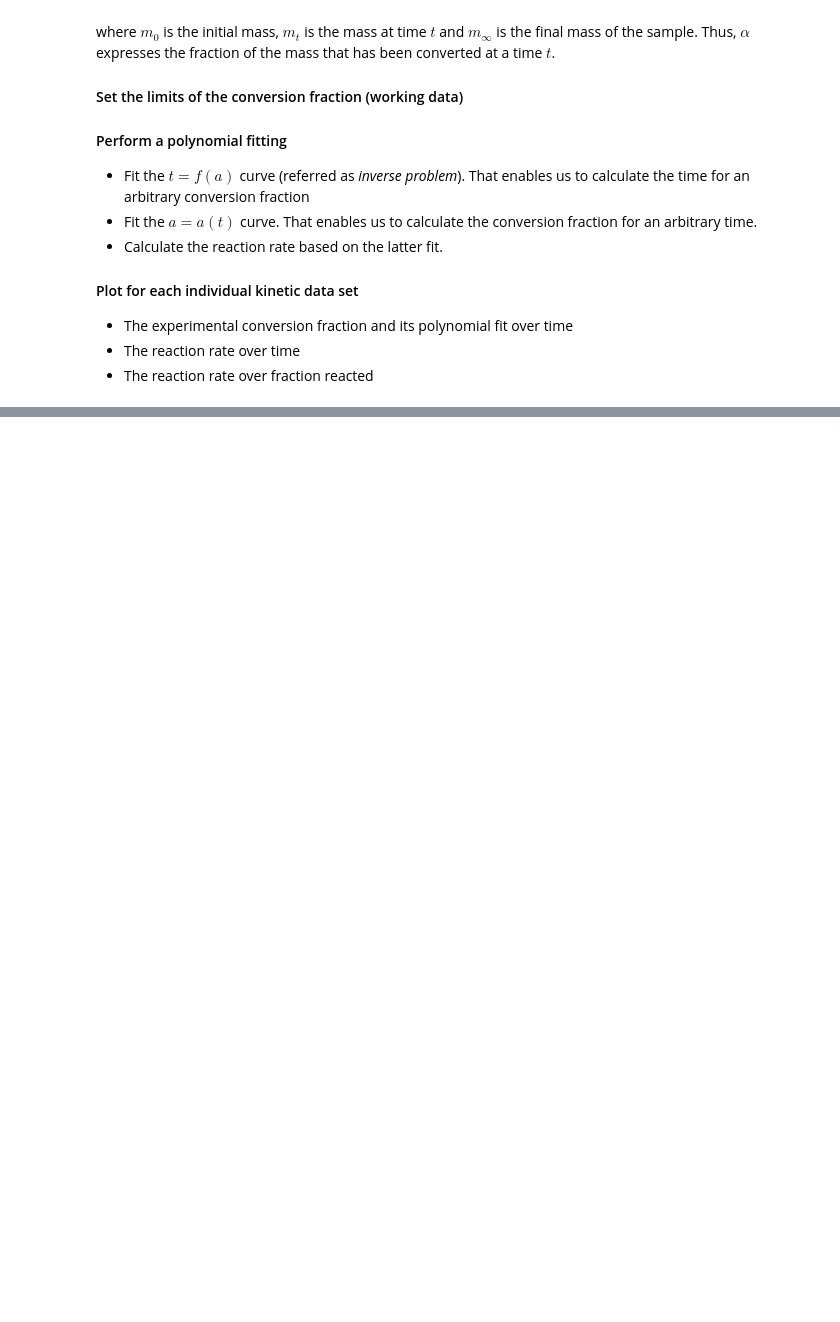
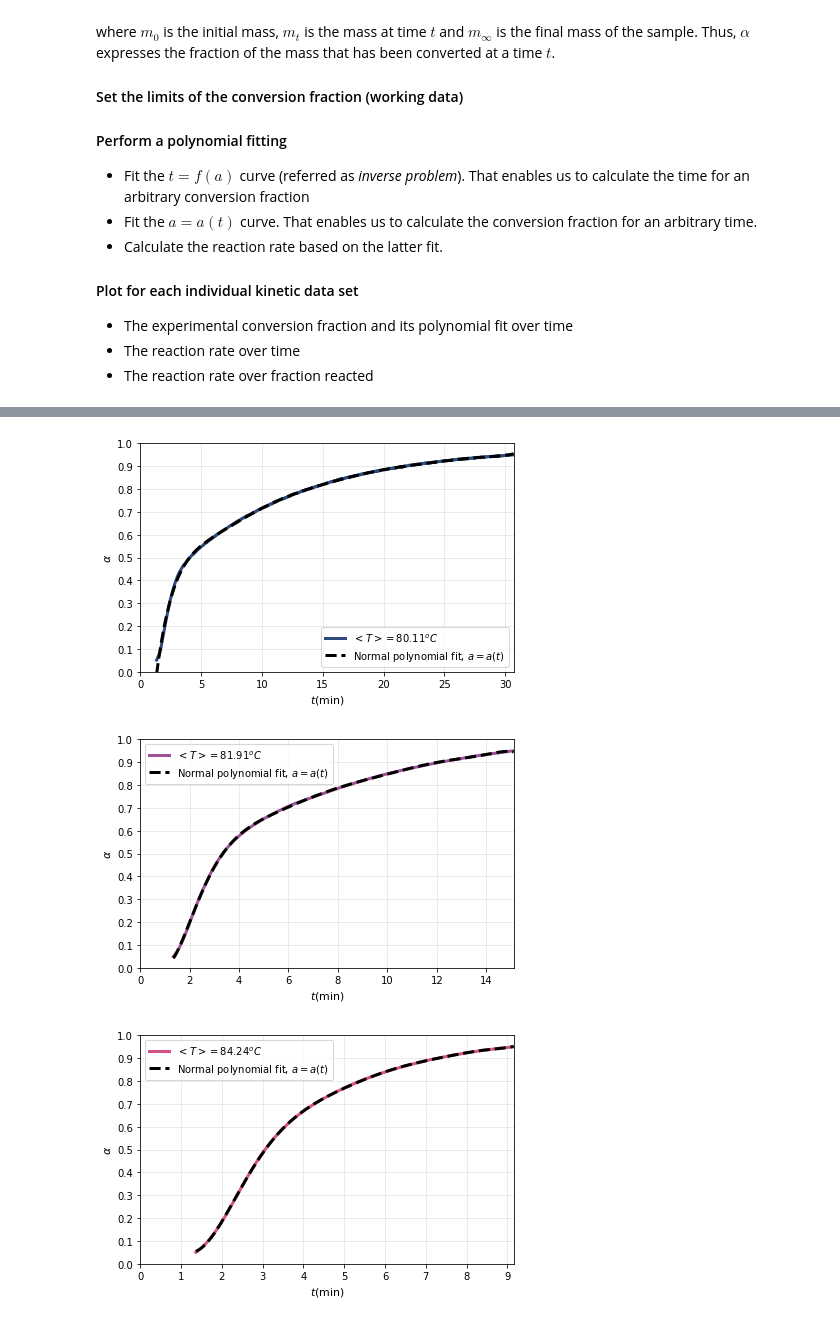
Before and after one commit to vasilogi/COMF, a Jupyter notebook: iso-analysis.ipynb, the cells around one changed output, grey strips where cells are left out. Cells and saved outputs as stored; diff of their text form; code cells hidden in the pictures; blank space fills up the shorter version.

Commit message:
plot the conversion fit and export the reaction rate

```diff
--- a/iso-analysis.ipynb
+++ b/iso-analysis.ipynb
@@ -84,7 +83,7 @@ where $m_{0}$ is the initial mass, $m_{t}$ is the mass at time $t$ and $m_{\inft
 * The reaction rate over time
 * The reaction rate over fraction reacted
 # %%
-# Create a list to store the instances in indata = [instance #1, instance #2, ...]
+# Create a list to store the instances in data = [instance #1, instance #2, ...]
 data = []
 
 for Csv in Csvs:
@@ -105,20 +104,20 @@ for Csv in Csvs:
     t, a = limit(time, conversion, b_lim, u_lim)
 
     # Fit a polynomial to time as a function of the conversion fraction data (inverse)
-    fit_degree    = 3                            # degree of the polynomial
+    fit_degree    = 9                            # degree of the polynomial
     coefs         = np.polyfit(a,t,fit_degree)   # polynomial coefficients
     t_polynomial  = np.poly1d(coefs)             # the polynomial
     a_inverse_fit = np.linspace(a[0],a[-1],2000) # interpolate to these new points
     t_inverse_fit = t_polynomial(a_inverse_fit)  # fit the function t = t(a) inverse of the original data
 
     # Fit the conversion fraction with a polynomial for using the derivative dadt
-    fit_degree   = 3                            # degree of the polynomial
+    fit_degree   = 9                            # degree of the polynomial
     coefs        = np.polyfit(t,a,fit_degree)
     a_polynomial = np.poly1d(coefs)
     t_normal_fit = np.linspace(t[0],t[-1],2000) # interpolate to these new points
     a_normal_fit = a_polynomial(t_normal_fit)
 
-#     # Calculate the reaction rate based on the fitted conversion fraction
+    # Calculate the reaction rate based on the fitted conversion fraction
     dadt_poly = [derivative(a_polynomial,ti,dx=1e-6) for ti in t_normal_fit]
 
     instance = Input_Data(mass, t, time_units, temperature,
@@ -148,0 +129,26 @@ for Csv in Csvs:
+# %%
+# Normal Fit Plots
+for indx, exp_data in enumerate(data):
+
+    fig = plt.figure()
+    # Plot the conversion fraction versus time
+    xplot = exp_data.time
+    yplot = exp_data.conversion
+    plt.plot(xplot,yplot,lw=lwidth,c=palette[indx],label=r'$ < T > = '+str(round(np.mean(exp_data.temperature),2))+' ^{o}C$')
+    # Plot the fittef conversion fraction versus time from the normal fit
+    xplot = exp_data.t_nrmfit
+    yplot = exp_data.a_nrmfit
+    # Plot
+    plt.plot(xplot, yplot, lw=lwidth, ls='dashed', c='black', label=r'Normal polynomial fit, $ \alpha = p \left( t \right)$')
+    plt.xlabel(r'$ t (\mathrm{'+exp_data.time_units+'}) $', fontsize=graph_fontsize)
+    plt.ylabel(r'$ \alpha  $', fontsize=graph_fontsize)
+    plt.xlim(0.0,max(xplot))
+    plt.ylim(0.0, 1.0)
+    plt.locator_params(axis='both', nbins=10)
+    plt.grid(b=True, which='major', axis='both', alpha=0.3)
+    plt.legend()
+    plt.tight_layout()
+# %% [output]
+[figure, added]
+[figure, added]
+[figure, added]
```
Also changed, not shown: parts of 6 cells of this notebook.
